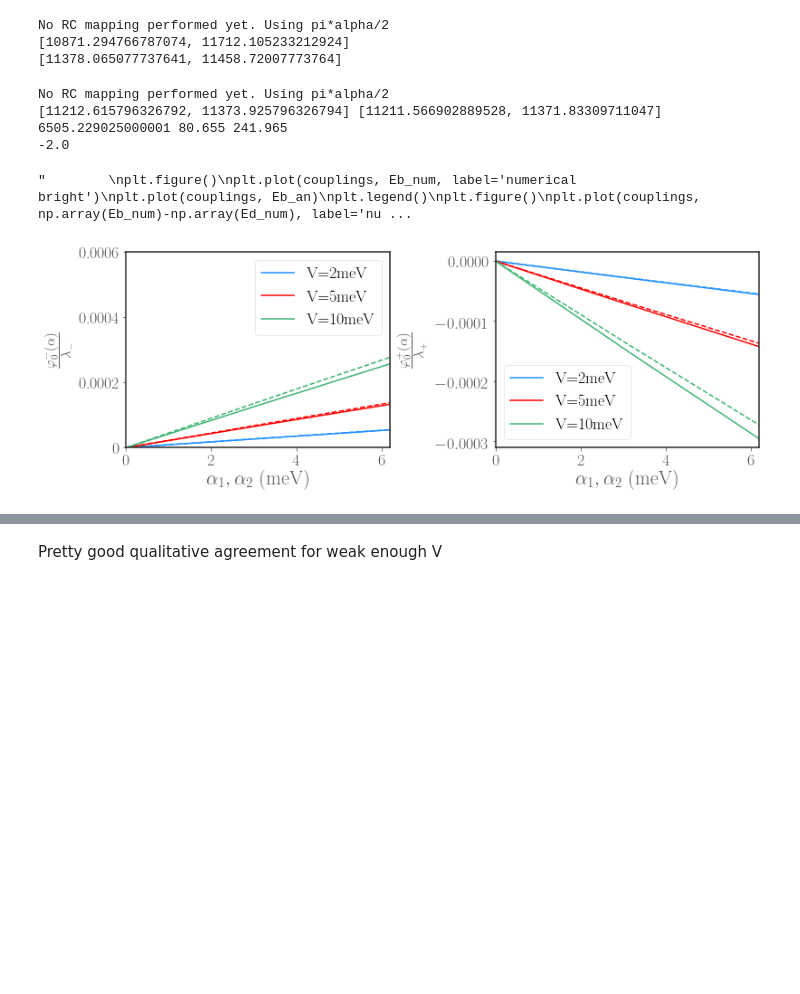
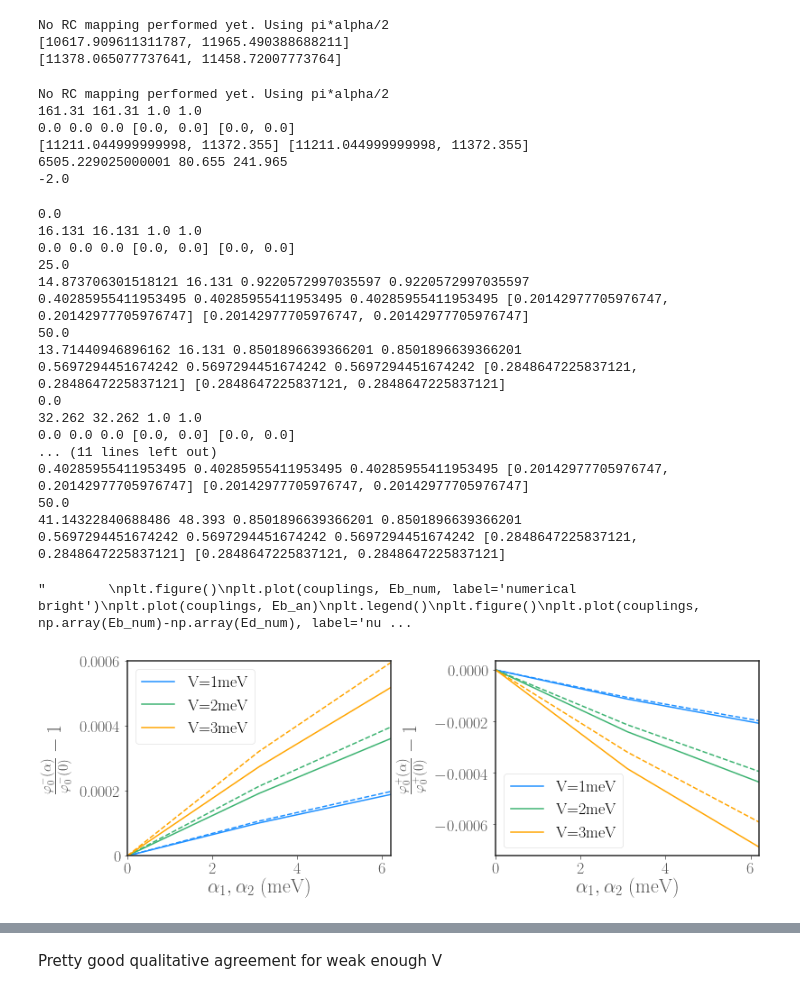
Before and after one commit to HenryMaguire/dimer-code, a Jupyter notebook: analytical_decay_SS.ipynb, the cells around one changed output, grey strips where cells are left out. Drawn from its saved outputs; the diff is of its cells as text; code cells hidden in the pictures; blank space fills up the shorter version.

Commit message:
prepped the 3LS-4LS comparison figures

```diff
--- a/analytical_decay_SS.ipynb
+++ b/analytical_decay_SS.ipynb
@@ -69,14 +69,15 @@ w_2 = 1.4 * ev_to_inv_cm
 bias = 0. # 10e-3 * ev_to_inv_cm
 V = 5e-3 * ev_to_inv_cm
 alpha = 10e-3 * ev_to_inv_cm
-T_EM = 6000.
+T_EM = 5800.
 T_ph = 77.
 alpha_EM = 5.309e-3
 #alpha_EM = 1e-2*inv_ps_to_inv_cm
 eta = gap(bias, V)
-#w0 = 1.2*eta# 18e-3*ev_to_inv_cm
-Gamma = 100. #2*w0
-w0 = 30e-3*ev_to_inv_cm
+w0 = 5*eta# 18e-3*ev_to_inv_cm
+wc = eta
+Gamma = (w0**2)/wc#100. #2*w0
+#w0 = 30e-3*ev_to_inv_cm
 N=5
 
 
@@ -91,7 +92,7 @@ print(energies_P)
 print(energies)
 # %% [output]
 No RC mapping performed yet. Using pi*alpha/2
-[10871.294766787074, 11712.105233212924]
+[10617.909611311787, 11965.490388688211]
 [11378.065077737641, 11458.72007773764]
 # %%
 def polaron_gap(PARAMS):
@@ -103,7 +104,7 @@ def polaron_gap(PARAMS):
     L = sqrt(PARAMS['bias']**2 + 4*B1*B2*(PARAMS['V']**2))
     #L = sqrt(PARAMS['bias']**2 + 4*B1*B2*(PARAMS_['V']**2))
     eta_polaron = (gap(PARAMS['bias'],  np.sqrt(B1*B2)*PARAMS['V'])**2)/eta
-    return B1, B2, L/eta
+    return B1, B2, (L**2)/eta
 
 def polaron_eigenstates(PARAMS_):
     B1, B2, eta_polaron = polaron_gap(PARAMS)
@@ -113,7 +114,7 @@ def polaron_eigenstates(PARAMS_):
     bias = PARAMS_['bias']
 
     av_site_energy = (w_1+w_2)/2
-
+    print(B1, B2)
     second_order = ((2*V*bias*B1*B2/eta)**2)/eta
     #print(second_order)
     dark_energy = av_site_energy - eta_polaron/2 #- second_order
@@ -137,7 +138,7 @@ def polaron_eigenstates_(PARAMS_):
     B2 = np.exp(-(disp_2**2)/2) # Coth(beta_f(PARAMS['T_2'])*PARAMS['w0_2']/2)*
     #B1, B2 = coherent_overlaps_plain(PARAMS)
 
-    w_1, w_2 = PARAMS_['w_1'], PARAMS_['w_1']
+    w_1, w_2 = PARAMS_['w_1'], PARAMS_['w_2']
     shift_1, shift_2 = 0,0 #pi*PARAMS['alpha_1']/2, pi*PARAMS['alpha_2']/2
     V = PARAMS_['V']
     bias = PARAMS_['bias'] + shift_1 - shift_2
@@ -145,7 +146,9 @@ def polaron_eigenstates_(PARAMS_):
     av_site_energy = (w_1+shift_1+w_2+shift_2)/2
 
     eta_polaron = sqrt(PARAMS_['bias']**2+4*B1*B2*(PARAMS_['V']**2))
+    print(eta_polaron, eta, B1, B2)
     disp_dark, disp_bright = dark_bright_displacements(PARAMS_)
+    print(kappa_1/PARAMS['w0_1'], disp_1, disp_2, disp_dark, disp_bright)
     second_order = ((2*V*bias*B1*B2/eta)**2)/eta
     #print(second_order)
     dark_energy = av_site_energy - (eta_polaron**2)/(2*eta) #- second_order
@@ -176,12 +179,13 @@ N=5"""
 N=6
 T_ph = 100.
 w_2 = 1.4*ev_to_inv_cm
-bias = 0 #10e-3*ev_to_inv_cm #0.0000001*ev_to_inv_cm
-V = 10e-3*ev_to_inv_cm #0.00001*ev_to_inv_cm
-alpha = 1.
+bias = 0. #10e-3*ev_to_inv_cm #0.0000001*ev_to_inv_cm
+V =  10e-3*ev_to_inv_cm #0.00001*ev_to_inv_cm
+alpha = 0.
 T_EM = 6000.
 alpha_EM = 5.309e-3 # inv_ps_to_inv_cm *10^-3
-Gamma = 100
+Gamma = 100.
+w0 = 30e-3*ev_to_inv_cm
 
 PARAMS = PARAMS_setup(bias=bias, w_2=w_2,
                               V = V, alpha=alpha,
@@ -189,13 +193,15 @@ PARAMS = PARAMS_setup(bias=bias, w_2=w_2,
                               num_cpus=4, N=N, Gamma=Gamma, w_0=w0,
                               silent=True, exc_diff=N)
 energies, states = exciton_states(PARAMS, shift=True)
-energies_P, states_P, eta_p = polaron_eigenstates(PARAMS)
+energies_P, states_P, eta_p = polaron_eigenstates_(PARAMS)
 print (energies, energies_P)
 print (PARAMS['V']**2, eta, PARAMS['w0_1'])
 print((PARAMS['V']**2 - PARAMS['w0_1']*eta)/(V**2))
 # %% [output]
 No RC mapping performed yet. Using pi*alpha/2
-[11212.615796326792, 11373.925796326794] [11211.566902889528, 11371.83309711047]
+161.31 161.31 1.0 1.0
+0.0 0.0 0.0 [0.0, 0.0] [0.0, 0.0]
+[11211.044999999998, 11372.355] [11211.044999999998, 11372.355]
 6505.229025000001 80.655 241.965
 -2.0
 # %%
@@ -203,7 +209,8 @@ from matplotlib.ticker import FormatStrFormatter
 couplings = np.linspace(0.0,50,3)
 i =0
 fig, (ax1, ax2) = plt.subplots(1,2, figsize=(12,4))
-for V in np.array([2, 5, 10])*1e-3*ev_to_inv_cm:
+
+for V in np.array([1, 2, 3])*1e-3*ev_to_inv_cm:
     Ed_num, Eb_num = [], []
     Ed_an, Eb_an = [], []
 
@@ -213,47 +220,67 @@ for V in np.array([2, 5, 10])*1e-3*ev_to_inv_cm:
                           T_EM=T_EM, T_ph=T_ph, alpha_EM=alpha_EM, shift=True,
                           num_cpus=4, N=N, Gamma=Gamma, w_0=w0,
                           silent=True, exc_diff=0)
+        print(alpha)
+        #print_PARAMS(PARAMS)
+        #break
         H, phonon_operators, A_EM, PARAMS = get_H(PARAMS)
         energies_dict, states_dict, phonon_occ_dict = separate_states(H[1], PARAMS, trunc=0.8)
-        energies_P, states_P, eta_P = polaron_eigenstates(PARAMS)
+        energies_P, states_P, eta_P = polaron_eigenstates_(PARAMS)
         energies, states = exciton_states(PARAMS)
-        dark_energy, dark_state = dark_polaron_zeroth(PARAMS)
+        #dark_energy, dark_state = dark_polaron_zeroth(PARAMS)
         Ed_num.append((energies_dict['dark'][0]-energies[0])/energies[0])
         Eb_num.append((energies_dict['bright'][0]-energies[1])/energies[1])
         Ed_an.append((energies_P[0]-energies[0])/energies[0]) # energies_P[0]
         Eb_an.append((energies_P[1]-energies[1])/energies[1])
         #plt.figure()
     ax1.plot(1000*couplings/ev_to_inv_cm, Ed_num, label='V={}meV'.format(int(1000*V/ev_to_inv_cm)), linestyle='solid', color=colours[i])
     ax1.plot(1000*couplings/ev_to_inv_cm, Ed_an, linestyle='dashed', color=colours[i])
     ax2.plot(1000*couplings/ev_to_inv_cm, Eb_num, label='V={}meV'.format(int(1000*V/ev_to_inv_cm)), linestyle='solid', color=colours[i])
     ax2.plot(1000*couplings/ev_to_inv_cm, Eb_an, linestyle='dashed', color=colours[i])
     i+=1
 ax1.legend()
-ax1.set_ylabel(r"$\frac{\varphi_0^{-}(\alpha)}{\lambda_-}$")
+ax1.set_ylabel(r"$\frac{\varphi_0^{-}(\alpha)}{\varphi_0^{-}(0)}-1$")
 ax1.set_xlim(1000*couplings[0]/ev_to_inv_cm, 1000*couplings[-1]/ev_to_inv_cm)
 ax1.set_ylim(0, .0006)
 ax1.set_xlabel(r"$\alpha_1, \alpha_2$ (meV)")
 ax1.yaxis.set_major_formatter(FormatStrFormatter('%g'))
 ax1.yaxis.set_ticks(np.arange(0, .0008, 0.0002))
 
 ax2.legend()
-ax2.set_ylabel(r"$\frac{\varphi_0^{+}(\alpha)}{\lambda_+}$")
+ax2.set_ylabel(r"$\frac{\varphi_0^{+}(\alpha)}{\varphi_0^{+}(0)}-1$")
 ax2.set_xlabel(r"$\alpha_1, \alpha_2$ (meV)")
 ax2.set_xlim(1000*couplings[0]/ev_to_inv_cm, 1000*couplings[-1]/ev_to_inv_cm)
 plt.subplots_adjust(left=0.14, bottom=0.2, right=0.95, top=0.95, wspace=0.4, hspace=0.08)
 #plt.savefig("PLOTS/PAPER/AnalyticEnergies.pdf")
 """
 plt.figure()
 plt.plot(couplings, Eb_num, label='numerical bright')
 plt.plot(couplings, Eb_an)
 plt.legend()
 plt.figure()
 plt.plot(couplings, np.array(Eb_num)-np.array(Ed_num), label='numerical')
 plt.plot(couplings, np.array(Eb_an)-np.array(Ed_an))
 plt.legend()"""
 # %% [output]
-"        \nplt.figure()\nplt.plot(couplings, Eb_num, label='numerical bright')\nplt.plot(couplings, Eb_an)\nplt.legend()\nplt.figure()\nplt.plot(couplings, np.array(Eb_num)-np.array(Ed_num), label='nu ...
+0.0
+16.131 16.131 1.0 1.0
+0.0 0.0 0.0 [0.0, 0.0] [0.0, 0.0]
+25.0
+14.873706301518121 16.131 0.9220572997035597 0.9220572997035597
+0.40285955411953495 0.40285955411953495 0.40285955411953495 [0.20142977705976747, 0.20142977705976747] [0.20142977705976747, 0.20142977705976747]
+50.0
+13.71440946896162 16.131 0.8501896639366201 0.8501896639366201
+0.5697294451674242 0.5697294451674242 0.5697294451674242 [0.2848647225837121, 0.2848647225837121] [0.2848647225837121, 0.2848647225837121]
+0.0
+32.262 32.262 1.0 1.0
+0.0 0.0 0.0 [0.0, 0.0] [0.0, 0.0]
+... (11 lines left out)
+0.40285955411953495 0.40285955411953495 0.40285955411953495 [0.20142977705976747, 0.20142977705976747] [0.20142977705976747, 0.20142977705976747]
+50.0
+41.14322840688486 48.393 0.8501896639366201 0.8501896639366201
+0.5697294451674242 0.5697294451674242 0.5697294451674242 [0.2848647225837121, 0.2848647225837121] [0.2848647225837121, 0.2848647225837121]
+"        \nplt.figure()\nplt.plot(couplings, Eb_num, label='numerical bright')\nplt.plot(couplings, Eb_an)\nplt.legend()\nplt.figure()\nplt.plot(couplings, np.array(Eb_num)-np.array(Ed_num), label='nu ...
-[figure, old version]
+[figure, new version]
 # %%
 couplings = np.linspace(0.0,50,3)
 i =0
```
Also changed, not shown: parts of 3 cells of this notebook, 16 other files.
